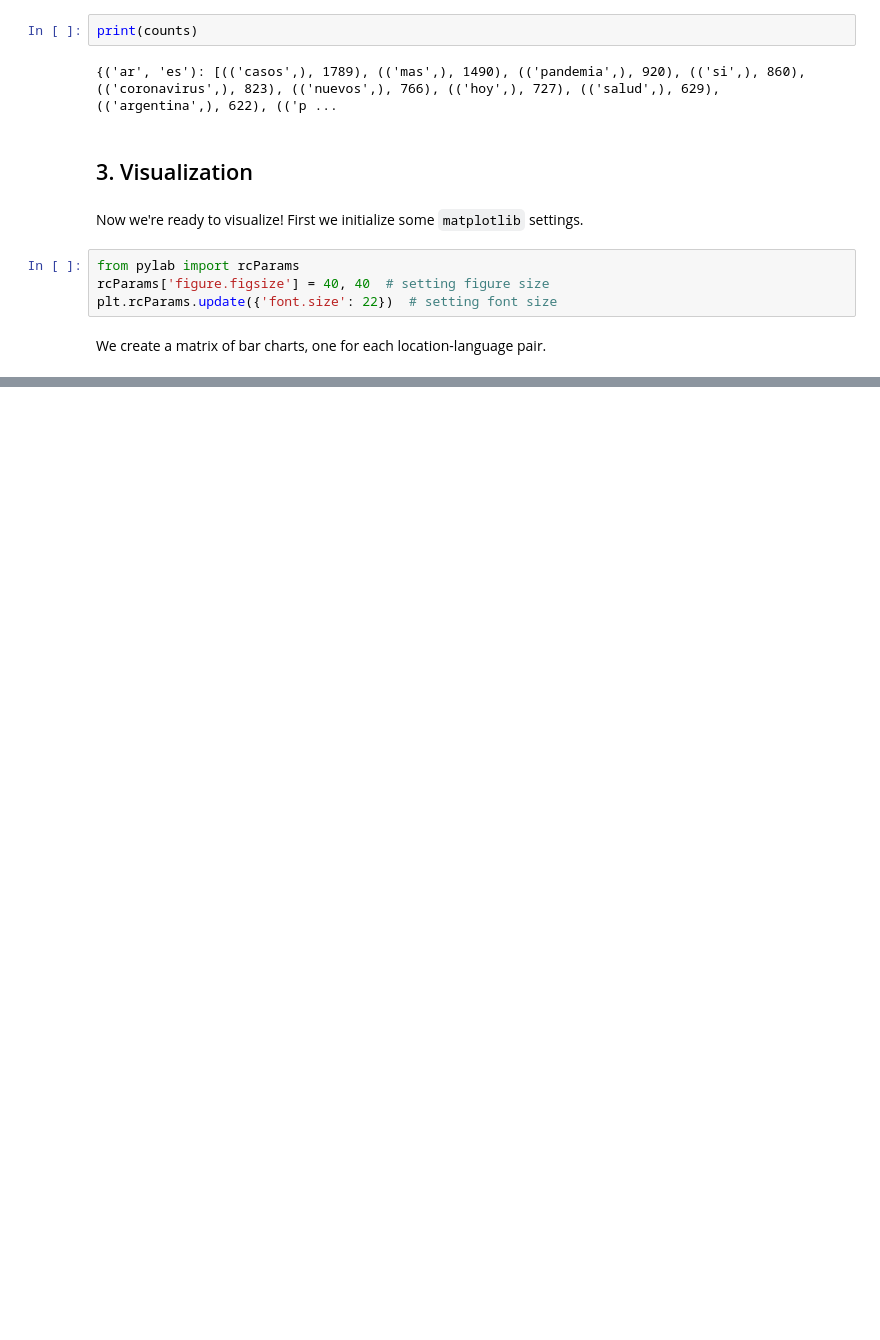
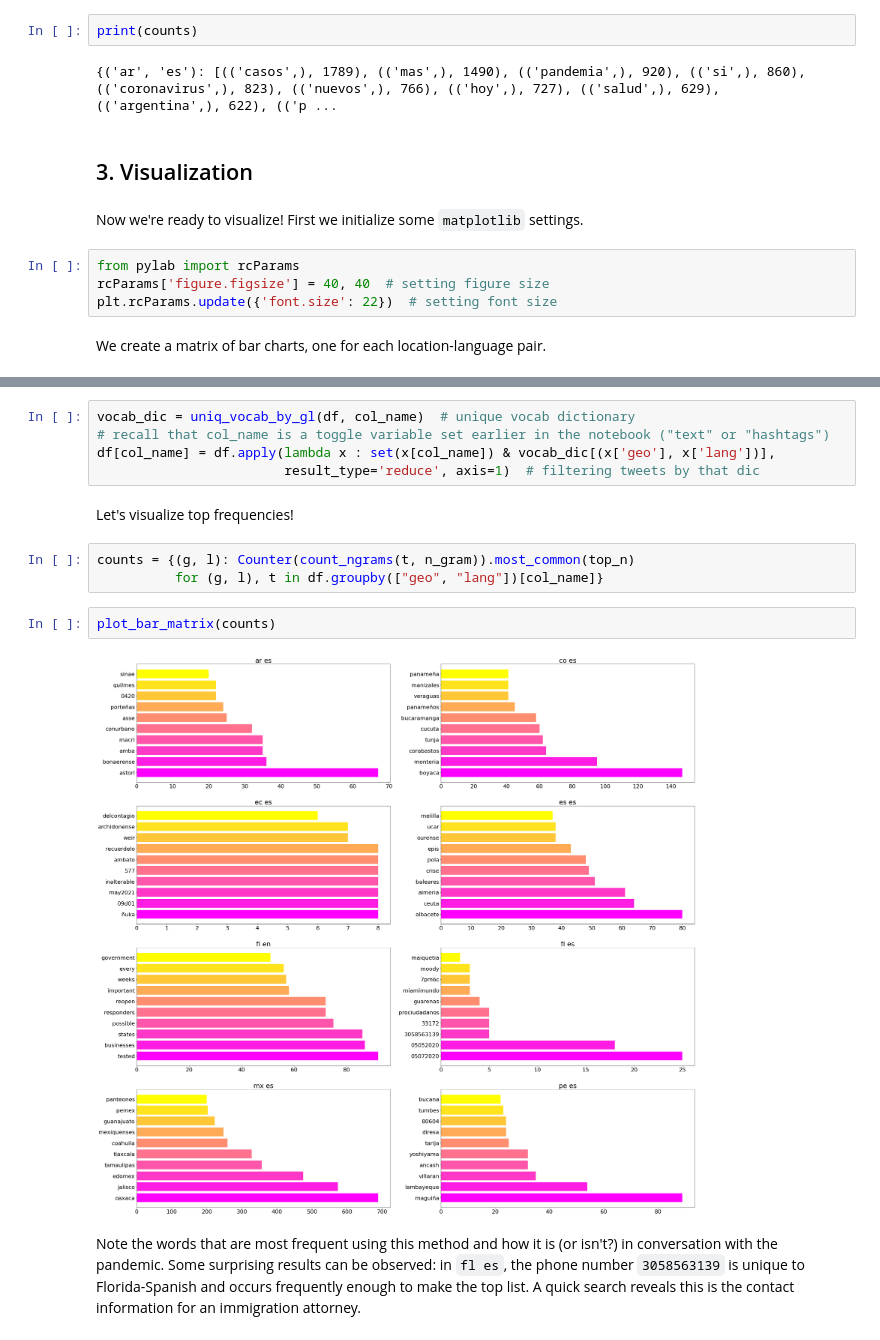
Before and after one commit to dh-miami/narratives_covid19, a Jupyter notebook: scripts/freq_analysis/top_ngrams.ipynb, the cells around one changed output, grey strips where cells are left out. Cells and saved outputs as stored; diff of their text form; blank space fills up the shorter version.

```diff
--- a/scripts/freq_analysis/top_ngrams.ipynb
+++ b/scripts/freq_analysis/top_ngrams.ipynb
@@ -133,0 +179,16 @@ for i, ((geo, lang), geo_counts) in enumerate(counts.items()):
+# %%
+vocab_dic = uniq_vocab_by_gl(df, col_name)  # unique vocab dictionary
+# recall that col_name is a toggle variable set earlier in the notebook ("text" or "hashtags")
+df[col_name] = df.apply(lambda x : set(x[col_name]) & vocab_dic[(x['geo'], x['lang'])],
+                        result_type='reduce', axis=1)  # filtering tweets by that dic
+# %% [markdown]
+Let's visualize top frequencies!
+# %%
+counts = {(g, l): Counter(count_ngrams(t, n_gram)).most_common(top_n)
+          for (g, l), t in df.groupby(["geo", "lang"])[col_name]}
+# %%
+plot_bar_matrix(counts)
+# %% [output]
+[figure, added]
+# %% [markdown]
+Note the words that are most frequent using this method and how it is (or isn't?) in conversation with the pandemic. Some surprising results can be observed: in `fl es`, the phone number `3058563139` is unique to Florida-Spanish and occurs frequently enough to make the top list. A quick search reveals this is the contact information for an immigration attorney.
```
Also changed, not shown: parts of 18 cells of this notebook.
